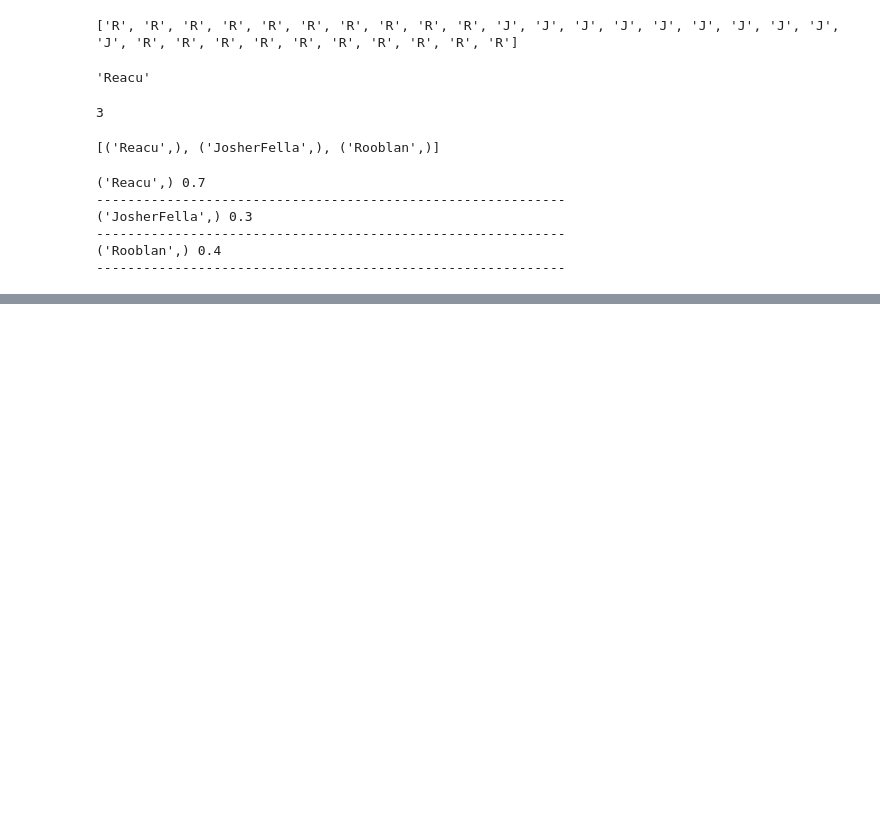
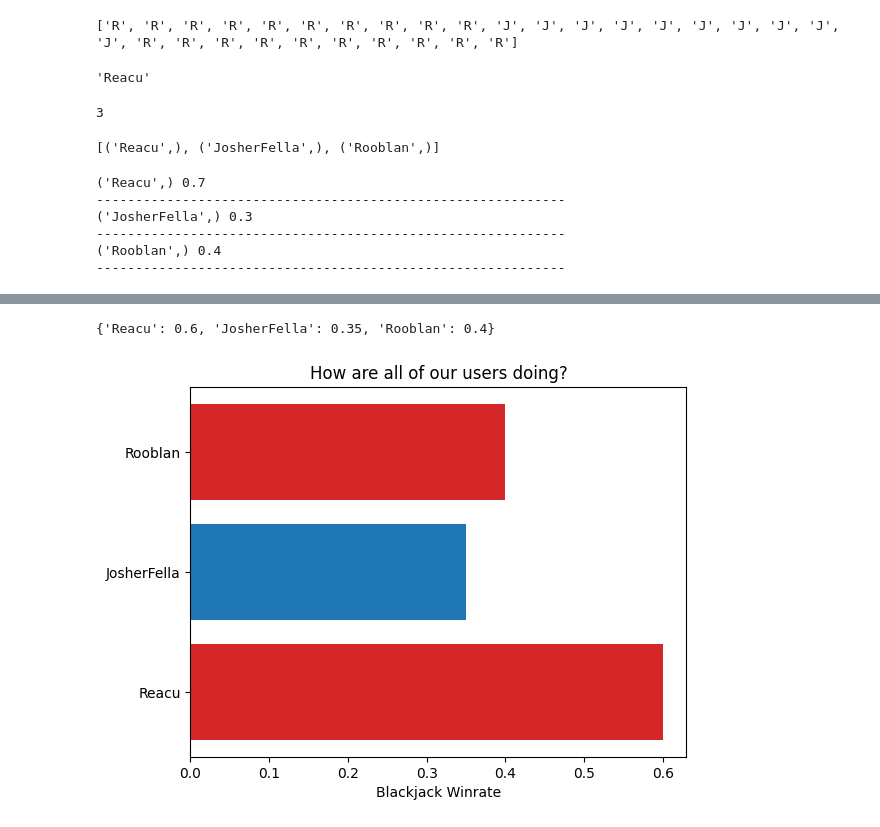
Before and after one commit to RichardButurla/BlackJack-WebGame, a Jupyter notebook: Final-Version/TalkingToDabases.ipynb, the cells around one changed output, grey strips where cells are left out. Drawn from its saved outputs; the diff is of its cells as text; code cells hidden in the pictures; blank space fills up the shorter version.

Commit message:
graphing database statistics

```diff
--- a/Final-Version/TalkingToDabases.ipynb
+++ b/Final-Version/TalkingToDabases.ipynb
@@ -31,7 +31,7 @@ for _ in range(10):
         (%s, %s)
     """
 
-    gamer = "Rooblan"
+    gamer = "JosherFella"
     outcome = random.choice(["Win", "Loss"])
     with DBcm.UseDatabase(credentials) as db:
         db.execute(SQL,(gamer,outcome))
@@ -192,0 +236,13 @@ for tag in tags:
+# %%
+scores = {}
+
+for tag in tags:
+    with DBcm.UseDatabase(credentials) as db:
+        SQL = """
+            select win_rate from user_statistics
+            where user = %s
+        """
+        db.execute(SQL, (tag))   # tuple.
+        win_rate = db.fetchone()
+
+    scores[tag[0]] = win_rate[0]
@@ -192,0 +269,24 @@ for tag in tags:
+# %%
+scores
+# %% [output]
+{'Reacu': 0.6, 'JosherFella': 0.35, 'Rooblan': 0.4}
+# %%
+import matplotlib.pyplot as plt
+
+fig, ax = plt.subplots()
+
+y_labels = list(scores.keys())
+x_values = list(scores.values())
+
+
+bar_colors = ['tab:red', 'tab:blue', 'tab:red', 'tab:orange']
+
+ax.barh(y_labels, x_values, color=bar_colors)
+
+
+ax.set_xlabel('Blackjack Winrate')
+ax.set_title('How are all of our users doing?')
+
+plt.show()
+# %% [output]
+[figure, added]
```
Also changed, not shown: parts of 4 cells of this notebook.
